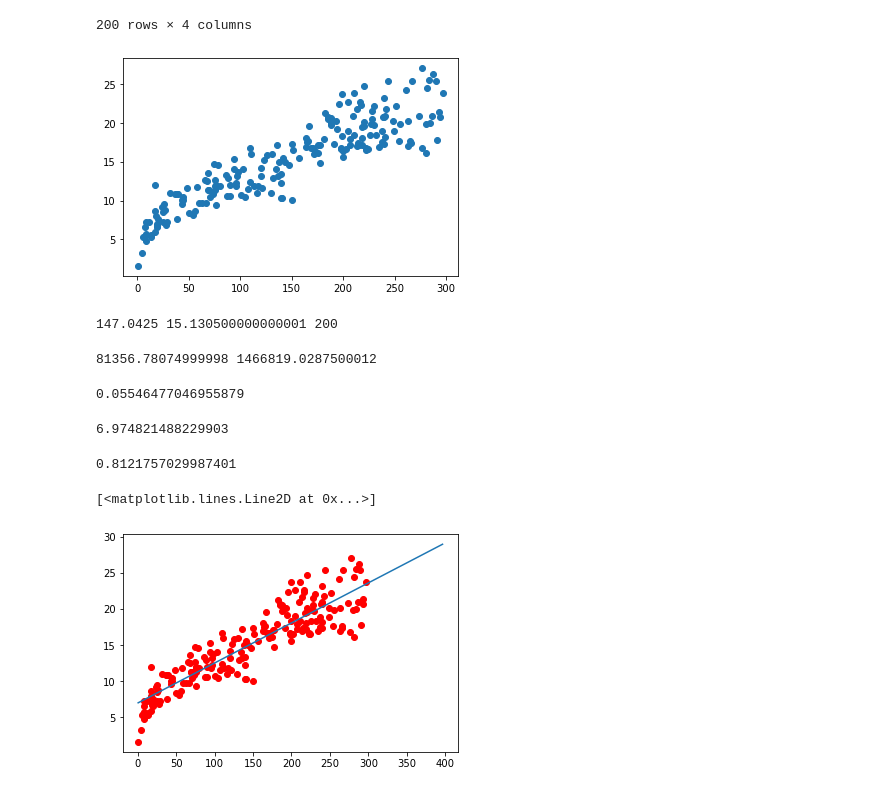
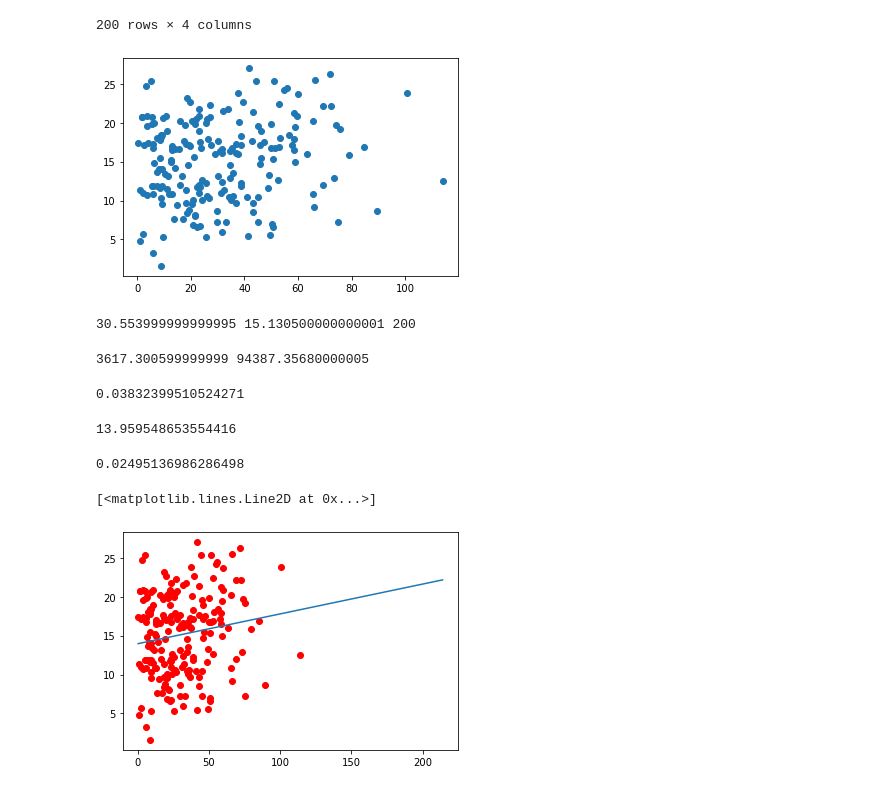
Before and after one commit to gdarshankumar94/DataScienceBasic, a Jupyter notebook: Linear Regression.ipynb, the cells around one changed output. Drawn from its saved outputs; the diff is of its cells as text; code cells hidden in the pictures.

```diff
--- a/Linear Regression.ipynb
+++ b/Linear Regression.ipynb
@@ -55,14 +56,14 @@ file.isnull()
 | 199 | False | False | False | False |
 200 rows × 4 columns
 # %%
-X=file['TV'].values
+X=file['Newspaper'].values
 Y=file['Sales'].values
 
 
 mp.scatter(X,Y)
 mp.show()
 # %% [output]
-[figure, old version]
+[figure, new version]
 # %%
 #Calculating Mean of x and Y
 
@@ -74,7 +75,7 @@ totalnumberofvalues =  len(X)
 
 print(meanofx,meanofy,totalnumberofvalues)
 # %% [output]
-147.0425 15.130500000000001 200
+30.553999999999995 15.130500000000001 200
 # %%
 #Solving Y=MX+C
 #finding m=Summation(x-x`)(y-y`)/Summation(x-x`)^2
@@ -88,7 +89,7 @@ for i in range(totalnumberofvalues):
     lowerval += (X[i]-meanofx)**2
 print (upperval,lowerval)
 # %% [output]
-81356.78074999998 1466819.0287500012
+3617.300599999999 94387.35680000005
 # %%
 #Calculate M i.e, upperval/lowerval
 
@@ -96,7 +97,7 @@ coeffofx = upperval/lowerval
 
 print (coeffofx)
 # %% [output]
-0.05546477046955879
+0.03832399510524271
 # %%
 #Finding value of C i.e, Constant in the Equation Y=MX+C
 #Y-MX=C
@@ -104,7 +105,7 @@ print (coeffofx)
 constant = meanofy - (coeffofx * meanofx)
 print(constant)
 # %% [output]
-6.974821488229903
+13.959548653554416
 # %%
 #We got M and C , Ypredictvalues = M*X+C
 """"
@@ -125,7 +126,7 @@ for i in range(totalnumberofvalues):
 rsquare = predist/actualdistance
 print(rsquare)
 # %% [output]
-0.8121757029987401
+0.02495136986286498
 # %%
 x_min = np.min(X)
 x_max = np.max(X)+100
@@ -137,4 +138,4 @@ mp.scatter(X,Y,edgecolors='red',c='red')
 mp.plot(x,y,scalex=100,scaley=200)
 # %% [output]
 [<matplotlib.lines.Line2D at 0x...>]
-[figure, old version]
+[figure, new version]
```
Also changed, not shown: parts of 14 cells of this notebook, 6 other files.
